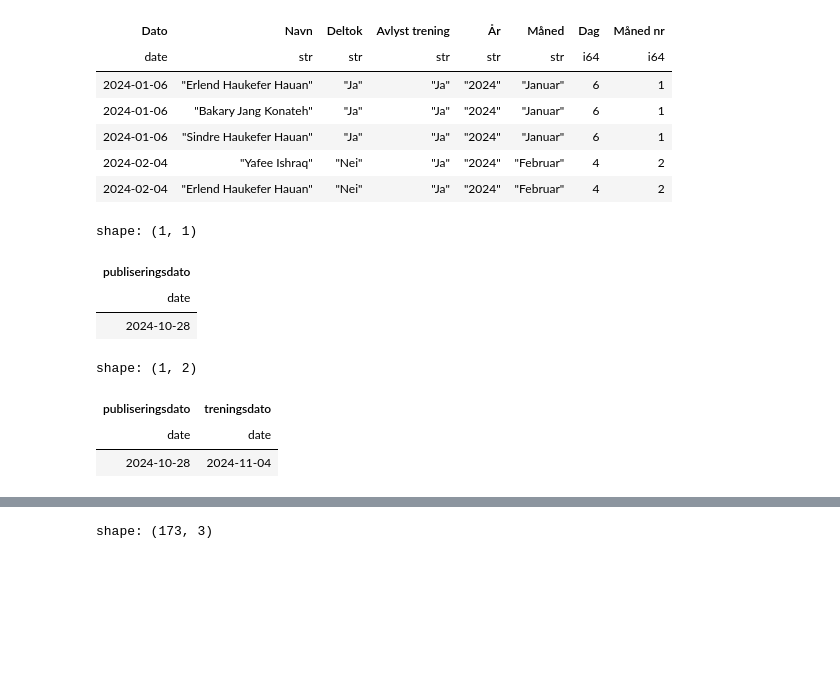
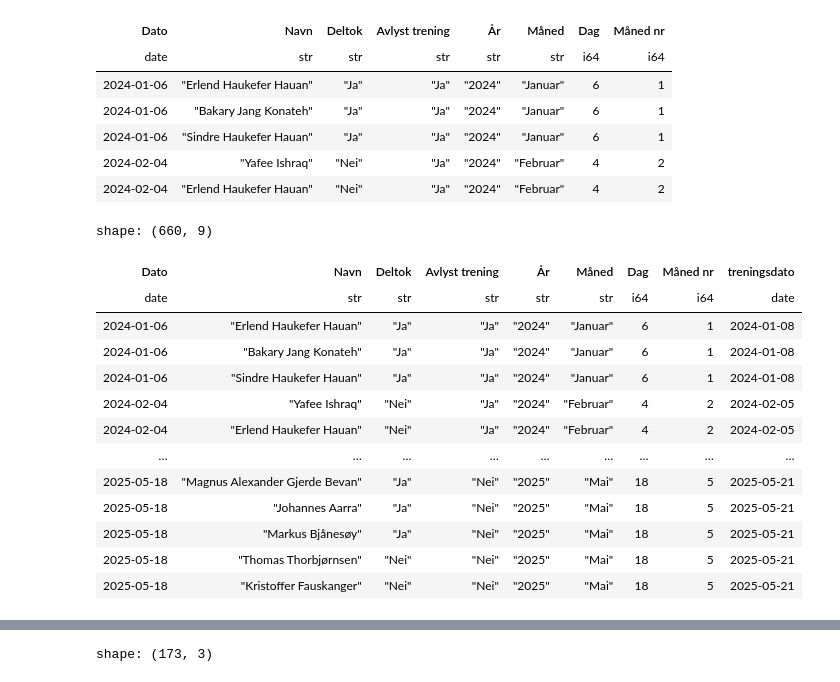
Before and after one commit to PolarsDude/treningsstatistikk-, a Jupyter notebook: test_fil.ipynb, the cells around one changed output, grey strips where cells are left out. Cells and saved outputs as stored; diff of their text form; code cells hidden in the pictures; blank space fills up the shorter version.

```diff
--- a/test_fil.ipynb
+++ b/test_fil.ipynb
@@ -33,52 +33,67 @@ aar_min = int(df.select('År').min().item())
 alle_datoer = pl.DataFrame({'alle_dato':pl.date_range(date(aar_min, 1, 1), date(aar_max, 12, 1), "1d", eager=True)})
 
 publiseringsdato = df.select('Dato').unique().rename({'Dato':'publiseringsdato'})
-publiseringsdato.filter(pl.col('publiseringsdato')==date(2024,10,28))
-# %% [output]
-shape: (1, 1)
-| publiseringsdato |
-| date |
-| 2024-10-28 |
 # %%
-(publiseringsdato
+publiseringsdato = (publiseringsdato
 
 # Kobler på alle datoer som er større enn publiseringsdato
 .join_where(
 alle_datoer,
-pl.col('publiseringsdato')<pl.col('alle_dato')
+
+# Denne inequalitien vil sikre at dersom èn har publisert trening samme dag som det skal være trening
+pl.col('publiseringsdato')<=pl.col('alle_dato')
 )
 
 # Ekstraherer ukedag
 .with_columns(pl.col('alle_dato').dt.weekday().alias('dag'))
 
 # Identifiserer hva som er den første mandagen ellers onsdag
  .group_by('publiseringsdato')
  .agg(
 
+    # Første mandag
     pl.col('alle_dato').filter(pl.col('dag')==1).min().alias('forste_mandag'),
+
+    # Første onsdag
     pl.col('alle_dato').filter(pl.col('dag')==3).min().alias('forste_onsdag')
 
     )
 
 # Dersom det er 2024 brukes mandag, hvis ikke brukes onsdag. Må sannsynligvis endre på logikken om flere år inkluderes i datasettet
 .with_columns(pl.when(pl.col('publiseringsdato').dt.year()==2024)
               .then(pl.col('forste_mandag'))
               .otherwise(pl.col('forste_onsdag'))
               .alias('treningsdato')
 )
 
 # Fjerner forste_ kolonnene
 .select(~cs.starts_with('forste'))
-.filter(pl.col('publiseringsdato')==date(2024,10,28))
 
-# Det kan være tilfeller hvor treningsdato har to eller flere publiseringsdato. Henter bare de
-#.unique(subset='treningsdato')
-#.group_by('treningsdato')
-#.agg(pl.col('publiseringsdato').n_unique())
-#.filter(pl.col(b'publiseringsdato')>1)
+# Det kan være tilfeller hvor treningsdato har to eller flere publiseringsdato. Dette kan for eksempel forekomme dersom èn har publisert trening to ganger etter første mandagen i uken, som foreksempel
+# 2024-07-25 (torsdag) og 2024-07-28 (søndag). Derfor tas det unike radene av treningsdato
+.unique(subset='treningsdato')
+
 )
+
+
+
+# Må ta en inner join fordi vi fjerner duplikater av tilfeller hvor treningsdato har 2 eller flere publiseringsdato
+(df
+.join(other = publiseringsdato,left_on='Dato',right_on='publiseringsdato',how = 'inner')
+#.filter(pl.col('treningsdato').is_null())
+)
 # %% [output]
-shape: (1, 2)
+shape: (660, 9)
-| publiseringsdato | treningsdato |
-| date | date |
-| 2024-10-28 | 2024-11-04 |
+| Dato | Navn | Deltok | Avlyst trening | År | Måned | Dag | Måned nr | treningsdato |
+| date | str | str | str | str | str | i64 | i64 | date |
+| 2024-01-06 | "Erlend Haukefer Hauan" | "Ja" | "Ja" | "2024" | "Januar" | 6 | 1 | 2024-01-08 |
+| 2024-01-06 | "Bakary Jang Konateh" | "Ja" | "Ja" | "2024" | "Januar" | 6 | 1 | 2024-01-08 |
+| 2024-01-06 | "Sindre Haukefer Hauan" | "Ja" | "Ja" | "2024" | "Januar" | 6 | 1 | 2024-01-08 |
+| 2024-02-04 | "Yafee Ishraq" | "Nei" | "Ja" | "2024" | "Februar" | 4 | 2 | 2024-02-05 |
+| 2024-02-04 | "Erlend Haukefer Hauan" | "Nei" | "Ja" | "2024" | "Februar" | 4 | 2 | 2024-02-05 |
+| … | … | … | … | … | … | … | … | … |
+| 2025-05-18 | "Magnus Alexander Gjerde Bevan" | "Ja" | "Nei" | "2025" | "Mai" | 18 | 5 | 2025-05-21 |
+| 2025-05-18 | "Johannes Aarra" | "Ja" | "Nei" | "2025" | "Mai" | 18 | 5 | 2025-05-21 |
+| 2025-05-18 | "Markus Bjånesøy" | "Ja" | "Nei" | "2025" | "Mai" | 18 | 5 | 2025-05-21 |
+| 2025-05-18 | "Thomas Thorbjørnsen" | "Nei" | "Nei" | "2025" | "Mai" | 18 | 5 | 2025-05-21 |
+| 2025-05-18 | "Kristoffer Fauskanger" | "Nei" | "Nei" | "2025" | "Mai" | 18 | 5 | 2025-05-21 |
```
Also changed, not shown: parts of 1 cell of this notebook.
